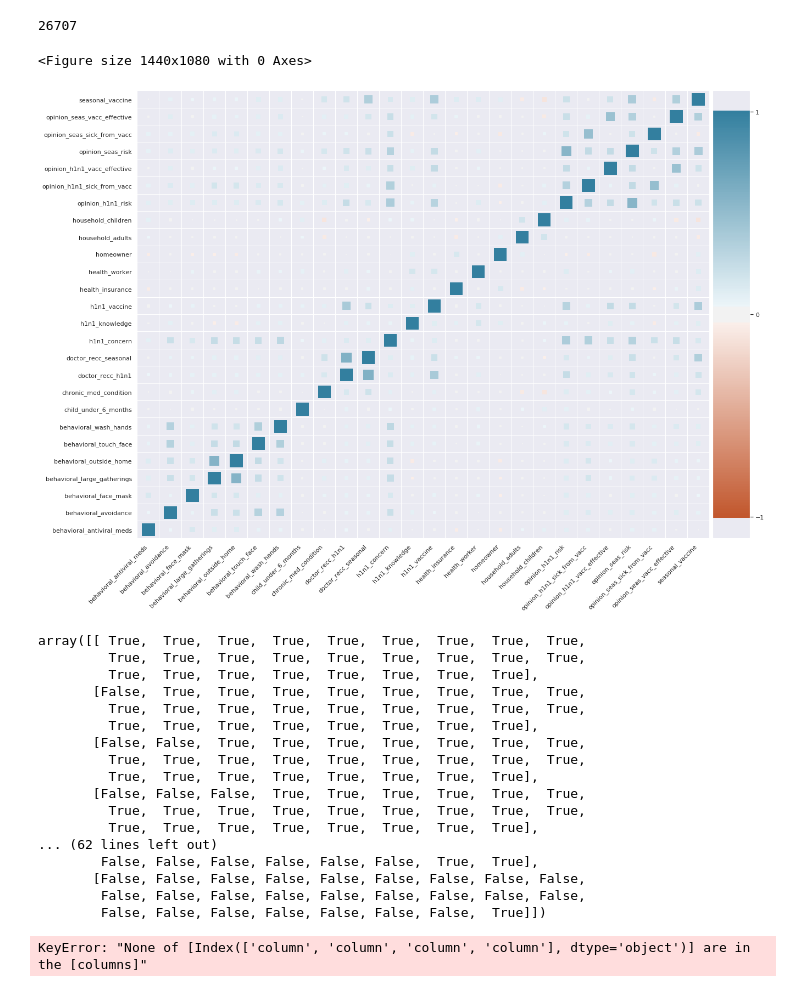
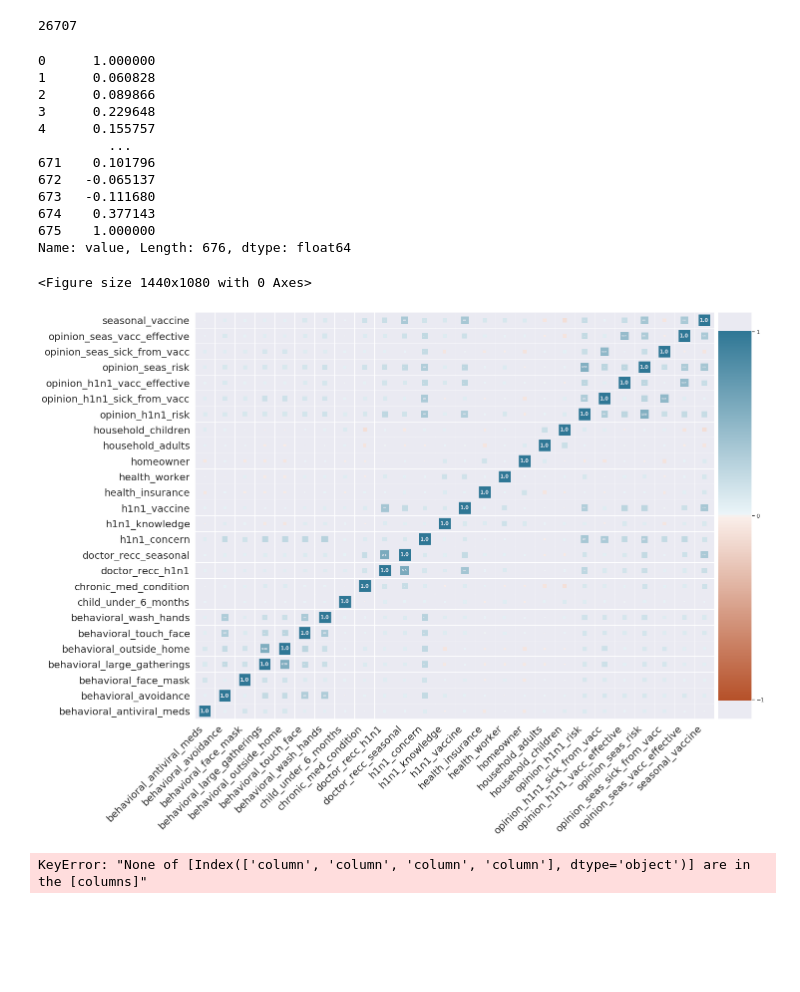
Before and after one commit to coreyryanhanson/predicting_seasonal_vaccinations, a Jupyter notebook: scratch_corey.ipynb, the cells around one changed output. Cells and saved outputs as stored; diff of their text form; code cells hidden in the pictures; blank space fills up the shorter version.

Commit message:
added dynamic heatmap

```diff
--- a/scratch_corey.ipynb
+++ b/scratch_corey.ipynb
@@ -158,25 +70,20 @@ def trimmed_heatmap(df, columns, font_scale=1, annot=True, figsize=(15,10)):
 # %%
-trimmed_heatmap(df, df.columns.drop(missing_dummies), font_scale=.4, figsize=(20,15))
+dynamic_heatmap(df, df.columns.drop(missing_dummies), fontsize=20, annot=.5, figsize=(20,15))
 # %% [output]
-<Figure size 1440x1080 with 0 Axes>
+0      1.000000
+1      0.060828
+2      0.089866
+3      0.229648
+4      0.155757
+         ...
+671    0.101796
+672   -0.065137
+673   -0.111680
+674    0.377143
+675    1.000000
+Name: value, Length: 676, dtype: float64
+<Figure size 1440x1080 with 0 Axes>
-[figure, old version]
+[figure, new version]
-array([[ True,  True,  True,  True,  True,  True,  True,  True,  True,
-         True,  True,  True,  True,  True,  True,  True,  True,  True,
-         True,  True,  True,  True,  True,  True,  True,  True],
-       [False,  True,  True,  True,  True,  True,  True,  True,  True,
-         True,  True,  True,  True,  True,  True,  True,  True,  True,
-         True,  True,  True,  True,  True,  True,  True,  True],
-       [False, False,  True,  True,  True,  True,  True,  True,  True,
-         True,  True,  True,  True,  True,  True,  True,  True,  True,
-         True,  True,  True,  True,  True,  True,  True,  True],
-       [False, False, False,  True,  True,  True,  True,  True,  True,
-         True,  True,  True,  True,  True,  True,  True,  True,  True,
-         True,  True,  True,  True,  True,  True,  True,  True],
-... (62 lines left out)
-        False, False, False, False, False, False,  True,  True],
-       [False, False, False, False, False, False, False, False, False,
-        False, False, False, False, False, False, False, False, False,
-        False, False, False, False, False, False, False,  True]])
 # %%
 sns.pairplot(df[['column','column','column','column']],hue = 'column')
 # %% [output]
```
Also changed, not shown: parts of 14 cells of this notebook, 2 other files.
